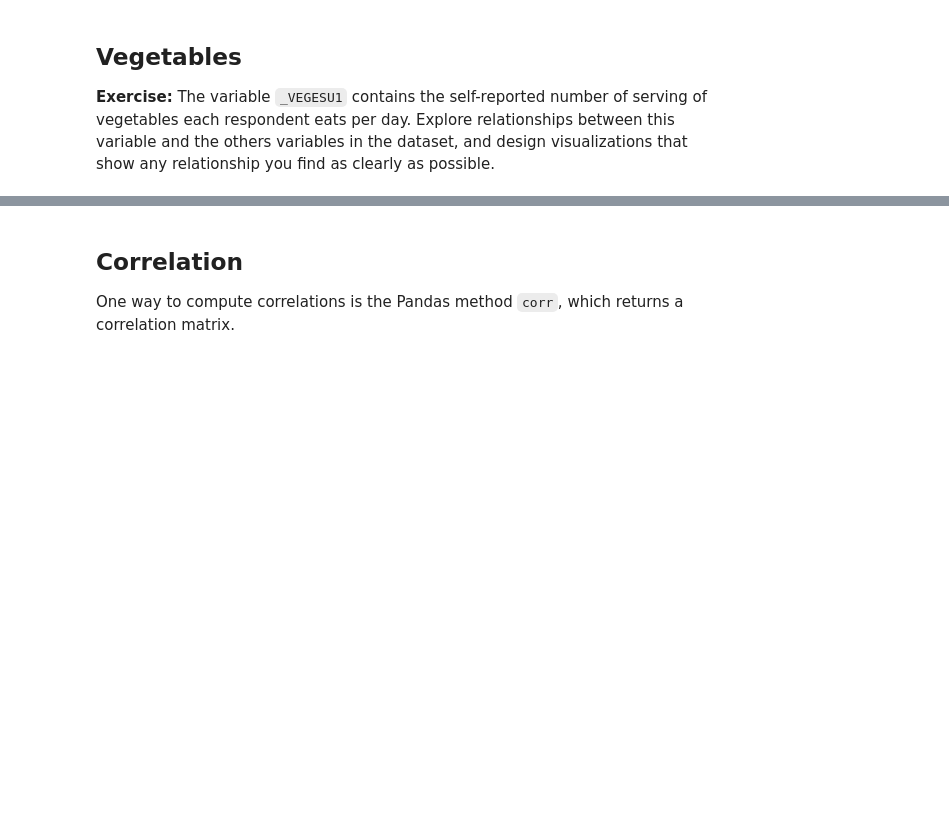
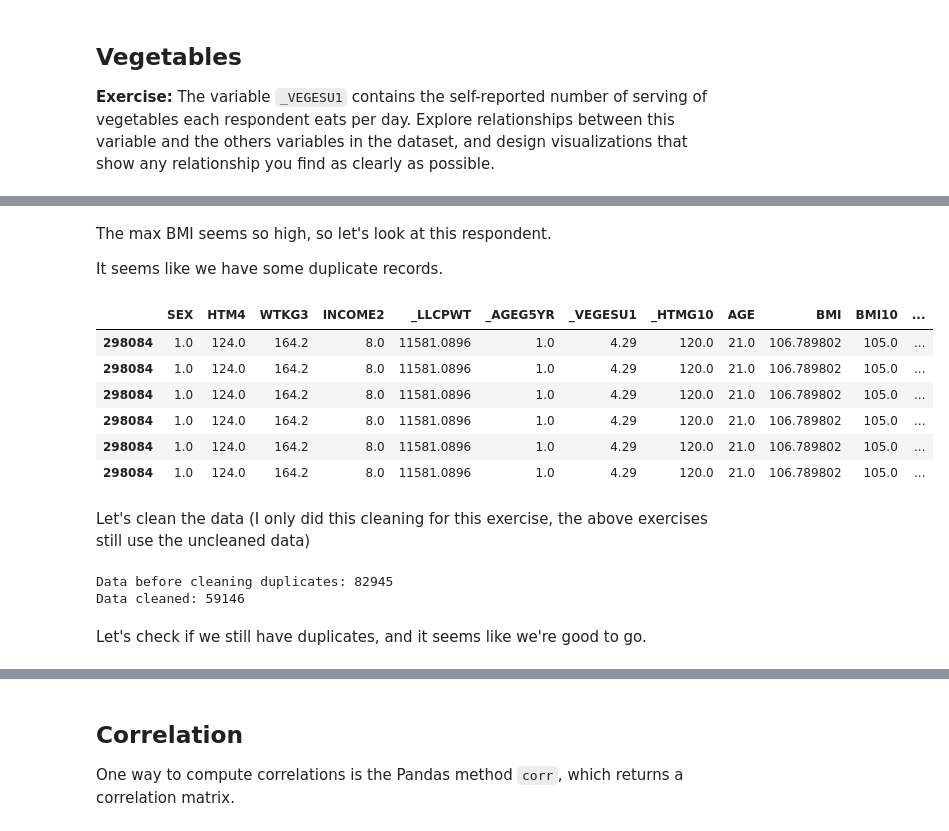
Before and after one commit to minhkhang1795/ThinkStats2, a Jupyter notebook: homeworks/homework03mine.ipynb, the cells around one changed output, grey strips where cells are left out. Saved outputs shown, nothing was run; the diff lists cells and outputs as text; code cells hidden in the pictures; blank space fills up the shorter version.

```diff
--- a/homeworks/homework03mine.ipynb
+++ b/homeworks/homework03mine.ipynb
@@ -447,0 +458,26 @@ decorate(xlabel='Height in cm',
+# %% [markdown]
+The max BMI seems so high, so let's look at this respondent.
+
+It seems like we have some duplicate records.
+# %%
+i = data['BMI'].idxmax()
+data.loc[i]
+# %% [output]
+|  | SEX | HTM4 | WTKG3 | INCOME2 | _LLCPWT | _AGEG5YR | _VEGESU1 | _HTMG10 | AGE | BMI | BMI10 | ... |
+| 298084 | 1.0 | 124.0 | 164.2 | 8.0 | 11581.0896 | 1.0 | 4.29 | 120.0 | 21.0 | 106.789802 | 105.0 | ... |
+| 298084 | 1.0 | 124.0 | 164.2 | 8.0 | 11581.0896 | 1.0 | 4.29 | 120.0 | 21.0 | 106.789802 | 105.0 | ... |
+| 298084 | 1.0 | 124.0 | 164.2 | 8.0 | 11581.0896 | 1.0 | 4.29 | 120.0 | 21.0 | 106.789802 | 105.0 | ... |
+| 298084 | 1.0 | 124.0 | 164.2 | 8.0 | 11581.0896 | 1.0 | 4.29 | 120.0 | 21.0 | 106.789802 | 105.0 | ... |
+| 298084 | 1.0 | 124.0 | 164.2 | 8.0 | 11581.0896 | 1.0 | 4.29 | 120.0 | 21.0 | 106.789802 | 105.0 | ... |
+| 298084 | 1.0 | 124.0 | 164.2 | 8.0 | 11581.0896 | 1.0 | 4.29 | 120.0 | 21.0 | 106.789802 | 105.0 | ... |
+# %% [markdown]
+Let's clean the data (I only did this cleaning for this exercise, the above exercises still use the uncleaned data)
+# %%
+print("Data before cleaning duplicates:", len(data))
+data_clean = data[~data.index.duplicated(keep='first')].copy()
+print("Data cleaned:", len(data_clean))
+# %% [output]
+Data before cleaning duplicates: 82945
+Data cleaned: 59146
+# %% [markdown]
+Let's check if we still have duplicates, and it seems like we're good to go.
```
Also changed, not shown: parts of 38 cells of this notebook.
